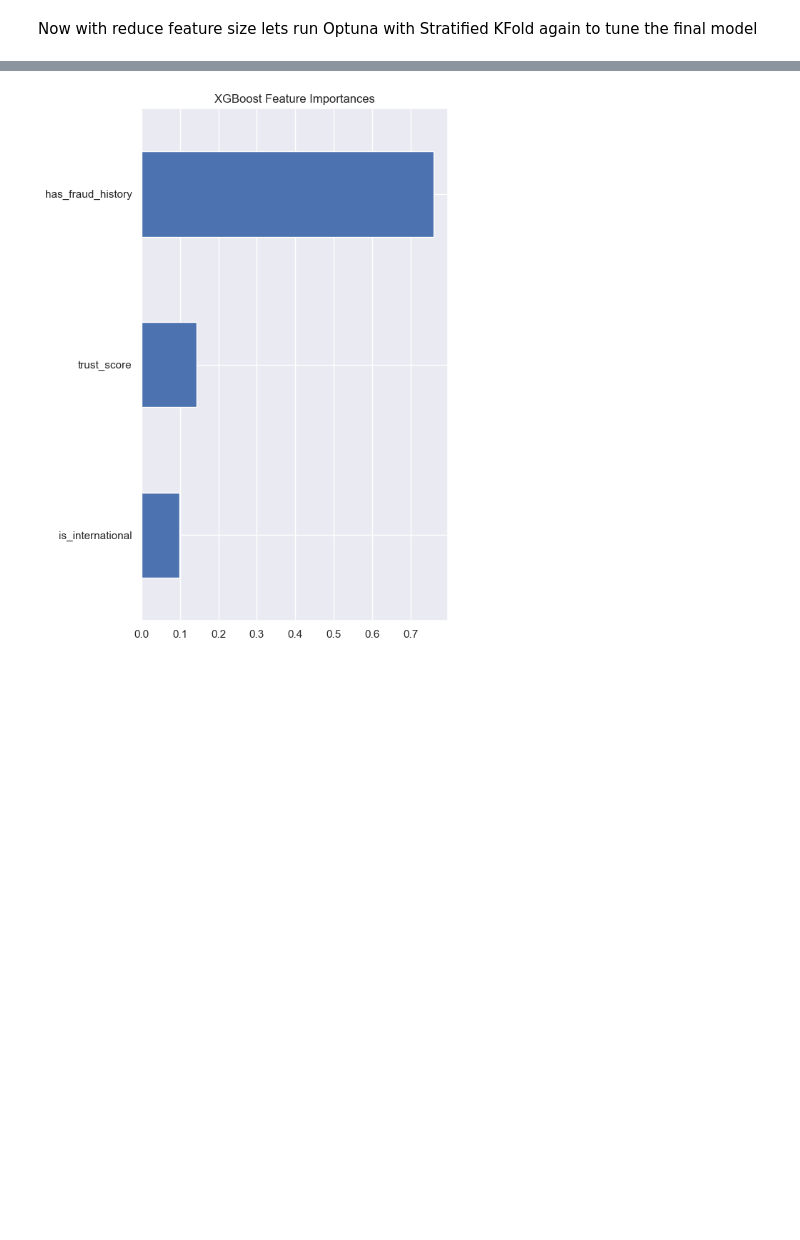
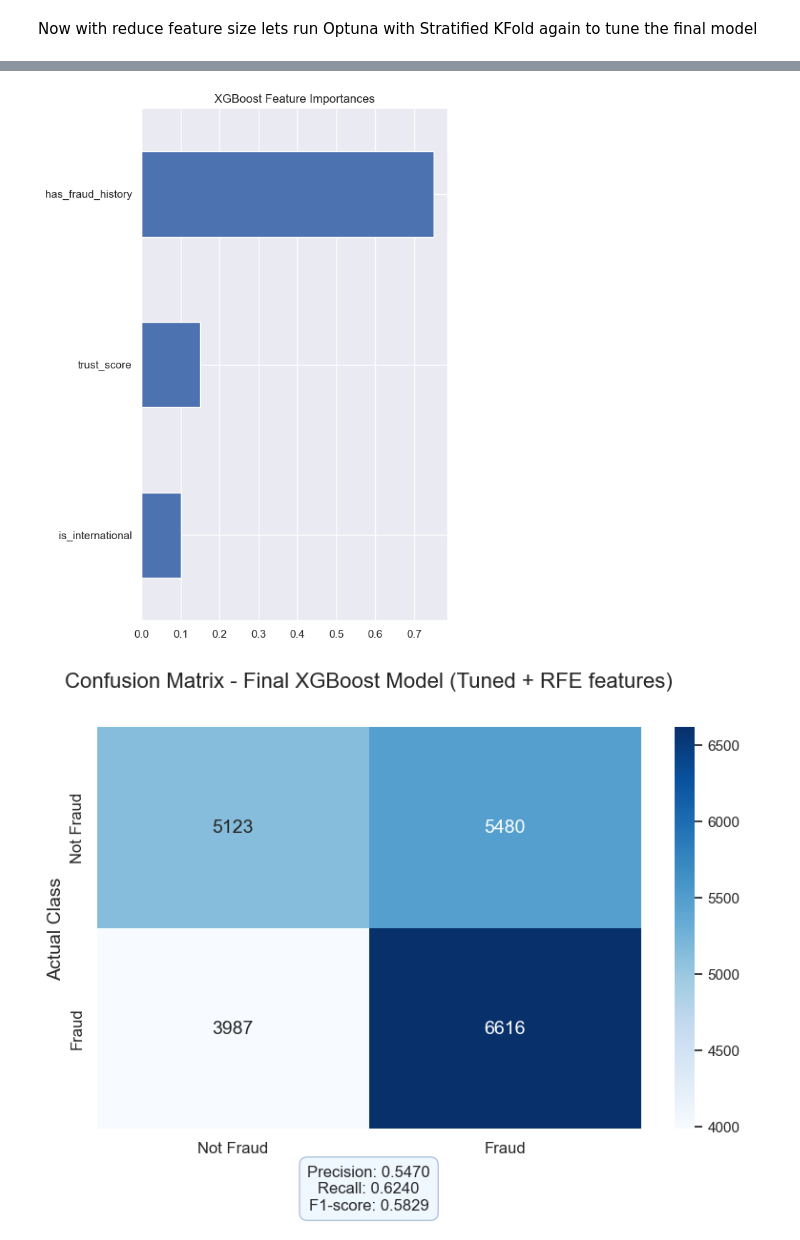
Before and after one commit to AleksanderWWW/gen-z4ikers, a Jupyter notebook: Michal full experiment.ipynb, the cells around one changed output, grey strips where cells are left out. Drawn from its saved outputs; the diff is of its cells as text; code cells hidden in the pictures; blank space fills up the shorter version.

Commit message:
adding plots

```diff
--- a/Michal full experiment.ipynb
+++ b/Michal full experiment.ipynb
@@ -201,18 +195,11 @@ Best F1: 0.5749607682269945
 # %%
-import numpy as np
-import pandas as pd
-from sklearn.model_selection import StratifiedKFold, cross_val_score
-from sklearn.metrics import make_scorer, f1_score
-from sklearn.base import clone
-from xgboost import XGBClassifier
-
 def rfe_with_cv(
     model_prototype,
     X: pd.DataFrame,
     y: pd.Series,
     n_splits: int = 5,
     scoring = make_scorer(f1_score),
-    random_state = 42)
+    random_state: int = 42):
 
     # Initialization
     features = X.columns.tolist()
@@ -338,4 +321,43 @@ plt.title("XGBoost Feature Importances")
 plt.tight_layout()
 plt.show()
 # %% [output]
-[figure, old version]
+[figure, new version]
+# %%
+X_train, X_test, y_train, y_test = train_test_split(X_res[best_feats], y_res, stratify=y_res, shuffle=True, random_state=42)
+
+final_model = XGBClassifier(**study.best_params)
+final_model.fit(X_train, y_train)
+
+y_pred = final_model.predict(X_test)
+
+cm = confusion_matrix(y_test, y_pred)
+
+precision = precision_score(y_test, y_pred, zero_division=0)
+recall = recall_score(y_test, y_pred, zero_division=0)
+f1 = f1_score(y_test, y_pred, zero_division=0)
+
+# Define class labels for the plot
+class_labels = ['Not Fraud', 'Fraud']
+
+# Plotting the confusion matrix
+plt.figure(figsize=(8, 7)) # Increased figure height slightly to accommodate metrics
+sns.heatmap(cm, annot=True, fmt='d', cmap='Blues',
+            xticklabels=class_labels, yticklabels=class_labels,
+            annot_kws={"size": 14}) # Makes annotations easier to read
+
+plt.title('Confusion Matrix - Final XGBoost Model (Tuned + RFE features)', fontsize=16, y=1.08) # Adjust title position
+plt.ylabel('Actual Class', fontsize=14)
+plt.xlabel('Predicted Class', fontsize=14)
+plt.xticks(fontsize=12)
+plt.yticks(fontsize=12)
+
+# Adding precision, recall, and F1-score text below the heatmap
+metrics_text = f"Precision: {precision:.4f}\nRecall: {recall:.4f}\nF1-score: {f1:.4f}"
+plt.text(0.5, -0.15, metrics_text, ha='center', va='center', transform=plt.gca().transAxes, fontsize=12,
+         bbox=dict(boxstyle='round,pad=0.5', fc='aliceblue', ec='lightsteelblue', lw=1))
+
+
+plt.tight_layout(rect=[0, 0.05, 1, 0.95]) # Adjust layout to prevent labels/text from overlapping, added bottom margin
+plt.show()
+# %% [output]
+[figure, added]
```
Also changed, not shown: parts of 4 cells of this notebook.
